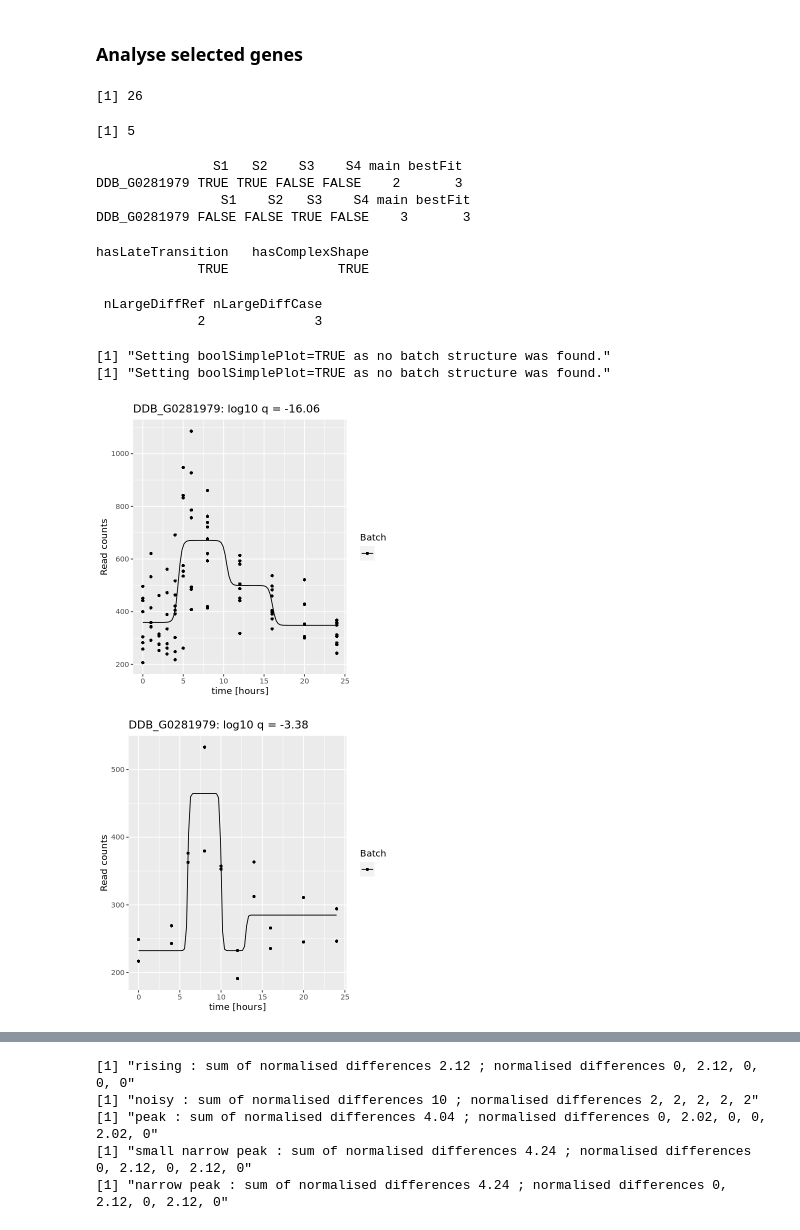
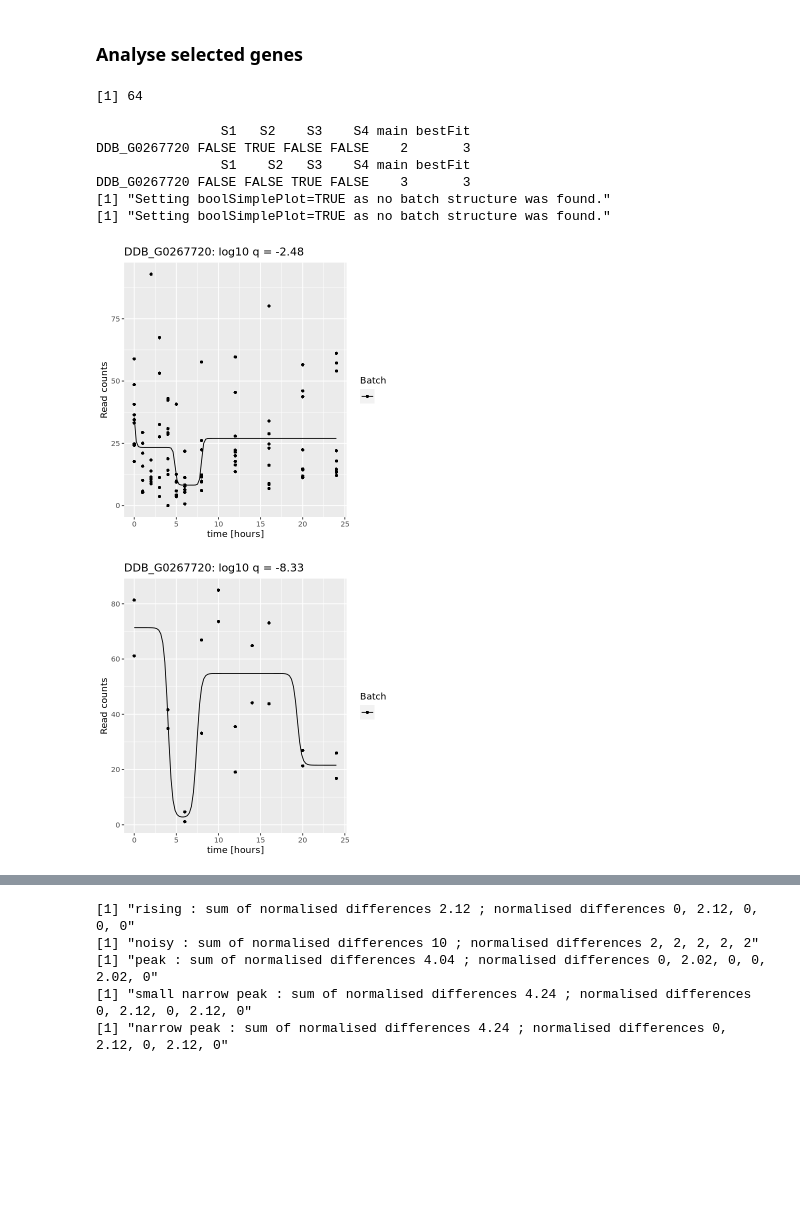
Before and after one commit to biolab/baylor-dicty, a Jupyter notebook: stages_DE/disag_genes_extendedImpulse.R.ipynb, the cells around one changed output, grey strips where cells are left out. Cells and saved outputs as stored; diff of their text form; code cells hidden in the pictures; blank space fills up the shorter version.

Commit message:
test NRandomInit for fitting, selected gene filtering

```diff
--- a/stages_DE/disag_genes_extendedImpulse.R.ipynb
+++ b/stages_DE/disag_genes_extendedImpulse.R.ipynb
@@ -424,7 +478,7 @@ nLargeDiff<-function(impulseRef,impulseCase,fitsRef,fitsCase, vecGeneIDs,diffThr
         fitRef<-fitsRef[gene,'bestFit']
         fitCase<-fitsCase[gene,'bestFit']
         valuesRef<-getPredictedValues(impulse=impulseRef,gene=gene,model=fitRef,
-                                      vecTimePointsCase=vecTimePointsRef)
+                                      vecTimePoints=vecTimePointsRef)
         rangeRef<-max(valuesRef)-min(valuesRef)
         differencesRefNorm<-minMaxDiff(vecValues=valuesRef)/rangeRef
         valuesCase<-getPredictedValues(impulse=impulseCase,gene=gene,model=fitCase,
@@ -486,5 +545,5 @@ impulse_ref<-readRDS(file=paste(pathSave,'WT_min2Rep','.rds',sep=''))
 # %%
-caseStrain='gbfA'
+caseStrain='tgrB1C1'
 doReps=FALSE
 impulse_case<-readRDS(file=paste(pathSave,caseStrain,'.rds',sep=''))
 if(doReps){
@@ -492,14 +551,12 @@ impulse_case_r1<-readRDS(file=paste(pathSave,caseStrain,'_r1','.rds',sep=''))
 impulse_case_r2<-readRDS(file=paste(pathSave,caseStrain,'_r2','.rds',sep=''))
 }
 # %%
-fits_ref<-bestFits(impulse_WT,0.01)
-
 fits_case<-bestFits(impulse_case,0.01)
 bothGenes<-intersect(rownames(fits_ref[fits_ref$main>0,]),rownames(fits_case[fits_case$main>0 ,]))
 vecPlotGenes<-bothGenes[fits_ref[bothGenes,]$main<fits_case[bothGenes,]$main]
-fits_case_r1<-bestFits(impulse_case_r1,0.01)
 print(length(vecPlotGenes))
 if(doReps){
+fits_case_r1<-bestFits(impulse_case_r1,0.01)
 bothGenes_r1<-intersect(rownames(fits_ref[fits_ref$main>0,]),rownames(fits_case_r1[fits_case_r1$main>0 ,]))
 vecPlotGenes_r1<-bothGenes_r1[fits_ref[bothGenes_r1,]$main<fits_case_r1[bothGenes_r1,]$main]
 fits_case_r2<-bestFits(impulse_case_r2,0.01)
@@ -509,12 +566,8 @@ vecPlotGenes_r12<-intersect(vecPlotGenes_r1,vecPlotGenes_r2)
 print(paste(length(vecPlotGenes_r1),length(vecPlotGenes_r2),length(vecPlotGenes_r12)))
 }
 
-result_ref<-impulse_ref$dfImpulseDE2Results
-result_ref<-result_ref[!result_WT$allZero,]
 result_case<-impulse_case$dfImpulseDE2Results
 result_case<-result_case[!result_case$allZero,]
-names(result_ref)[names(result_ref) == 'p'] <- 'impulseTOconst_p'
-names(result_ref)[names(result_ref) == 'padj'] <- 'impulseTOconst_padj'
 names(result_case)[names(result_case) == 'p'] <- 'impulseTOconst_p'
 names(result_case)[names(result_case) == 'padj'] <- 'impulseTOconst_padj'
 # %% [output]
@@ -529,0 +589,26 @@ filterNLargeDiff<-nLargeDiff(impulseRef=impulse_ref,impulseCase=impulse_case,
+# %%
+for(strain in c('tgrB1','tgrB1C1','tgrC1','gbfA','PkaCoe','gtaI')){
+    print(strain)
+    impulse_case<-readRDS(file=paste(pathSave,strain,'.rds',sep=''))
+    fits_case<-bestFits(impulse_case,0.01)
+    bothGenes<-intersect(rownames(fits_ref[fits_ref$main>0,]),rownames(fits_case[fits_case$main>0 ,]))
+    vecPlotGenes<-bothGenes[fits_ref[bothGenes,]$main<fits_case[bothGenes,]$main]
+    print(paste('Unfiltered',length(vecPlotGenes)))
+    result_case<-impulse_case$dfImpulseDE2Results
+    result_case<-result_case[!result_case$allZero,]
+    names(result_case)[names(result_case) == 'p'] <- 'impulseTOconst_p'
+    names(result_case)[names(result_case) == 'padj'] <- 'impulseTOconst_padj'
+    filterTransitions<-filterByTransitions(impulse_ref,impulse_case,fits_ref,fits_case,vecPlotGenes)
+    diffThreshold=0.1
+    filterNLargeDiff<-nLargeDiff(impulseRef=impulse_ref,impulseCase=impulse_case,
+                             fitsRef=fits_ref,fitsCase=fits_case, vecGeneIDs=vecPlotGenes,diffThreshold=diffThreshold)
+    vecFilteredGenes<-vecPlotGenes[filterNLargeDiff[,'nLargeDiffRef']<filterNLargeDiff[,'nLargeDiffCase'] &
+                              filterTransitions[,'hasComplexShape']]
+    print(paste('Filtered',length(vecFilteredGenes)))
+    write.table(data.frame(Gene=vecPlotGenes,
+                        filterNLargeDiff=(filterNLargeDiff[,'nLargeDiffRef']<filterNLargeDiff[,'nLargeDiffCase']
+                                         )[vecPlotGenes],
+                           filterStartState=filterTransitions[vecPlotGenes,'hasComplexShape']),
+                file=paste(pathSave,'filteredGenes_diffT',diffThreshold,'_',strain,'.tsv',sep=''),
+                sep='\t',row.names = FALSE)
+}
@@ -530,55 +634,48 @@ filterNLargeDiff<-nLargeDiff(impulseRef=impulse_ref,impulseCase=impulse_case,
 # %% [markdown]
 ### Analyse selected genes
 # %%
-vecPlotGenesSub<-vecPlotGenes[!filterTransitions[,'hasComplexShape']]
+vecPlotGenesSub<-vecPlotGenes[filterNLargeDiff[,'nLargeDiffRef']<filterNLargeDiff[,'nLargeDiffCase'] &
+                              filterTransitions[,'hasComplexShape']]
 length(vecPlotGenesSub)
 # %% [output]
-[1] 26
+[1] 64
-# %%
-sum(filterNLargeDiff[,'nLargeDiffRef']<filterNLargeDiff[,'nLargeDiffCase'] & filterTransitions[,'hasComplexShape'])
-# %% [output]
-[1] 5
 # %%
 idx=27
 #gene=vecPlotGenesSub[idx]
-gene='DDB_G0281979'
+gene='DDB_G0267720'
 print(fits_ref[gene,])
 print(fits_case[gene,])
 
 #findTransitions(impulse_ref,fits_ref[gene,'bestFit'],gene)
 #findTransitions(impulse_case,fits_case[gene,'bestFit'],gene)
-filterTransitions[gene,]
+#filterTransitions[gene,]
 #filterFits[gene,]
-filterNLargeDiff[gene,]
+#filterNLargeDiff[gene,]
 
 plotGenesExtended(
 vecGeneIDs = c(gene),
 scaNTopIDs = NULL,
 objectImpulseDE2 = impulse_ref,
 boolCaseCtrl = FALSE,
 dirOut = NULL,
 strFileName = NULL,
 vecRefPval = NULL,
 strNameRefMethod = NULL,model=MODELS[fits_ref[gene,'bestFit']])[[1]]
 plotGenesExtended(
 vecGeneIDs =c(gene),
 scaNTopIDs = NULL,
 objectImpulseDE2 = impulse_case,
 boolCaseCtrl = FALSE,
 dirOut = NULL,
 strFileName = NULL,
 vecRefPval = NULL,
 strNameRefMethod = NULL,model=MODELS[fits_case[gene,'bestFit']])[[1]]
 # %% [output]
-               S1   S2    S3    S4 main bestFit
-DDB_G0281979 TRUE TRUE FALSE FALSE    2       3
+                S1   S2    S3    S4 main bestFit
+DDB_G0267720 FALSE TRUE FALSE FALSE    2       3
                 S1    S2   S3    S4 main bestFit
-DDB_G0281979 FALSE FALSE TRUE FALSE    3       3
+DDB_G0267720 FALSE FALSE TRUE FALSE    3       3
+[1] "Setting boolSimplePlot=TRUE as no batch structure was found."
+[1] "Setting boolSimplePlot=TRUE as no batch structure was found."
-hasLateTransition   hasComplexShape
-             TRUE              TRUE
- nLargeDiffRef nLargeDiffCase
-             2              3
-[1] "Setting boolSimplePlot=TRUE as no batch structure was found."
-[1] "Setting boolSimplePlot=TRUE as no batch structure was found."
-[figure, old version]
+[figure, new version]
-[figure, old version]
+[figure, new version]
```
Also changed, not shown: parts of 36 cells of this notebook, 1 other file.
